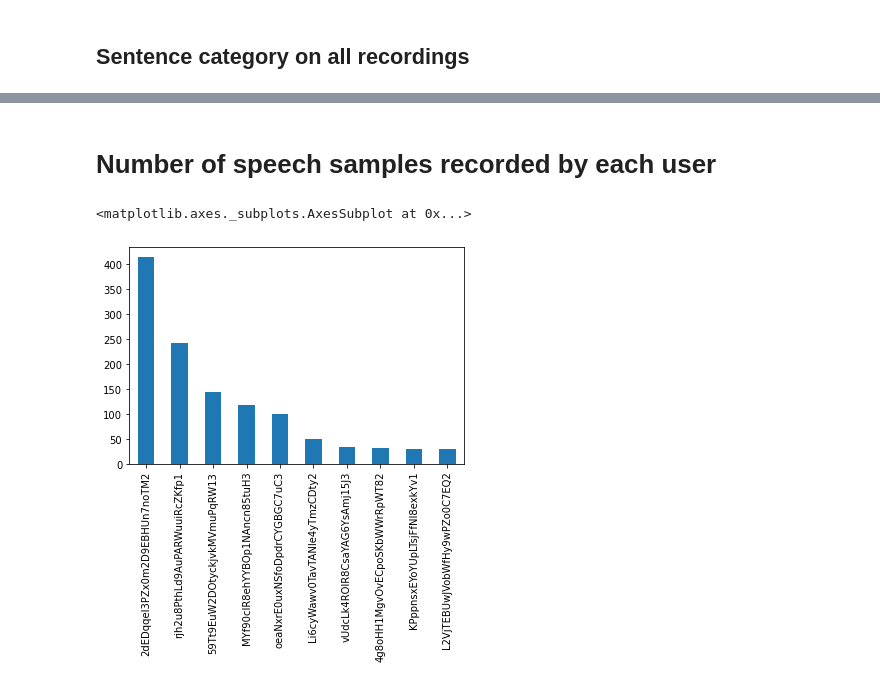
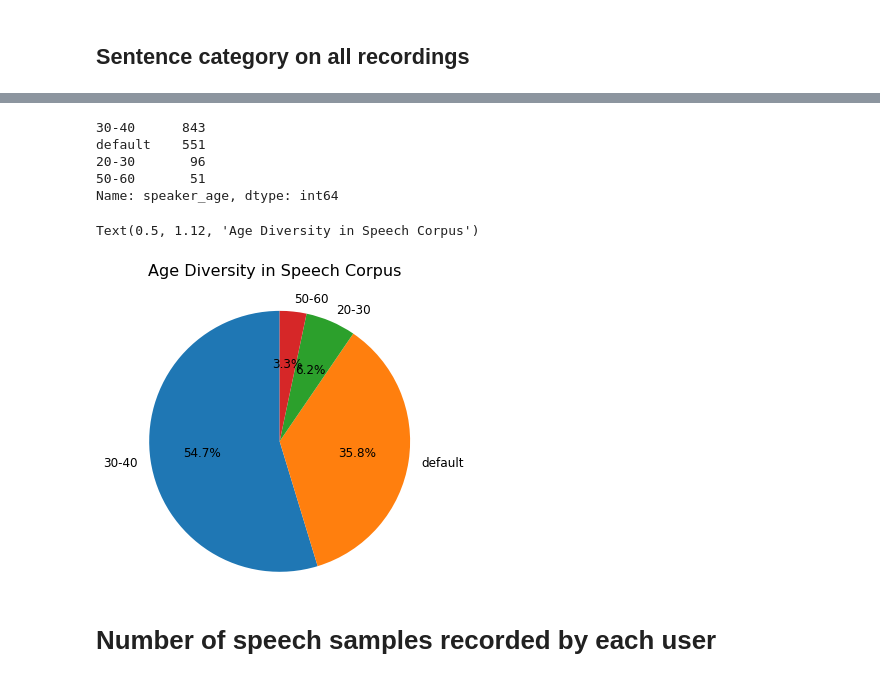
Before and after one commit to kavyamanohar/msc-reviewed-speech, a Jupyter notebook: analysis/EDA.ipynb, the cells around one changed output, grey strips where cells are left out. Cells and saved outputs as stored; diff of their text form; code cells hidden in the pictures.

```diff
--- a/analysis/EDA.ipynb
+++ b/analysis/EDA.ipynb
@@ -103,7 +122,16 @@ df.speaker_age.value_counts().plot(kind='pie')
+# %%
+agegroup_count = df.speaker_age.value_counts()
+print(agegroup_count)
+agegroup_count.plot(kind='pie',startangle=90, radius=1.5, fontsize=12, autopct='%1.1f%%')
+plt.ylabel('')
+plt.suptitle('Age Diversity in Speech Corpus', size=16, y=1.12)
+# %% [output]
+30-40      843
+default    551
+20-30       96
+50-60       51
+Name: speaker_age, dtype: int64
+Text(0.5, 1.12, 'Age Diversity in Speech Corpus')
+[figure, added]
 # %% [markdown]
 # Number of speech samples recorded by each user
-# %%
-df.speaker_id.value_counts()[:10].plot(kind='bar')
-# %% [output]
-<matplotlib.axes._subplots.AxesSubplot at 0x...>
-[figure, removed]
```
Also changed, not shown: parts of 17 cells of this notebook, 1 other file.
